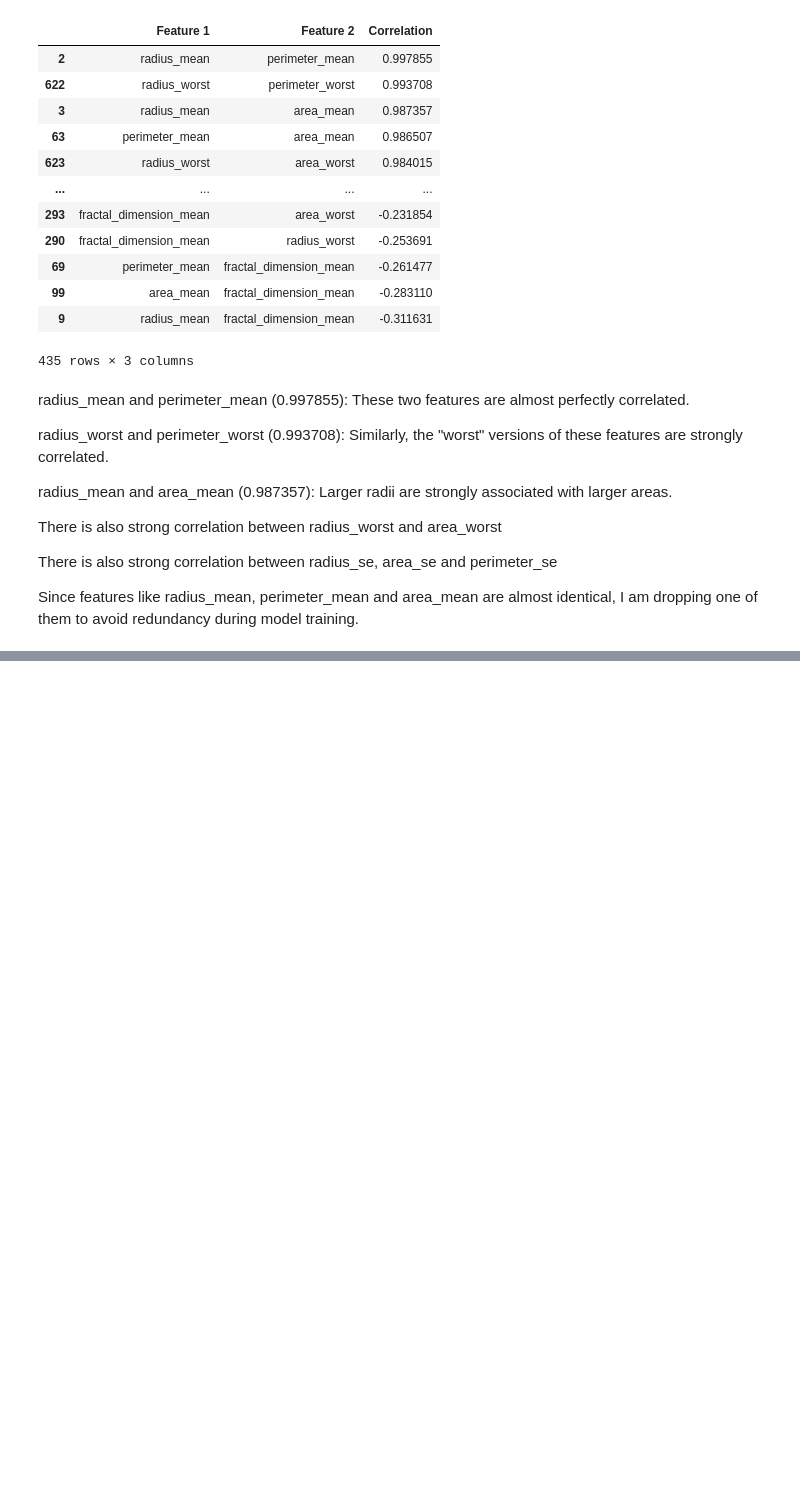
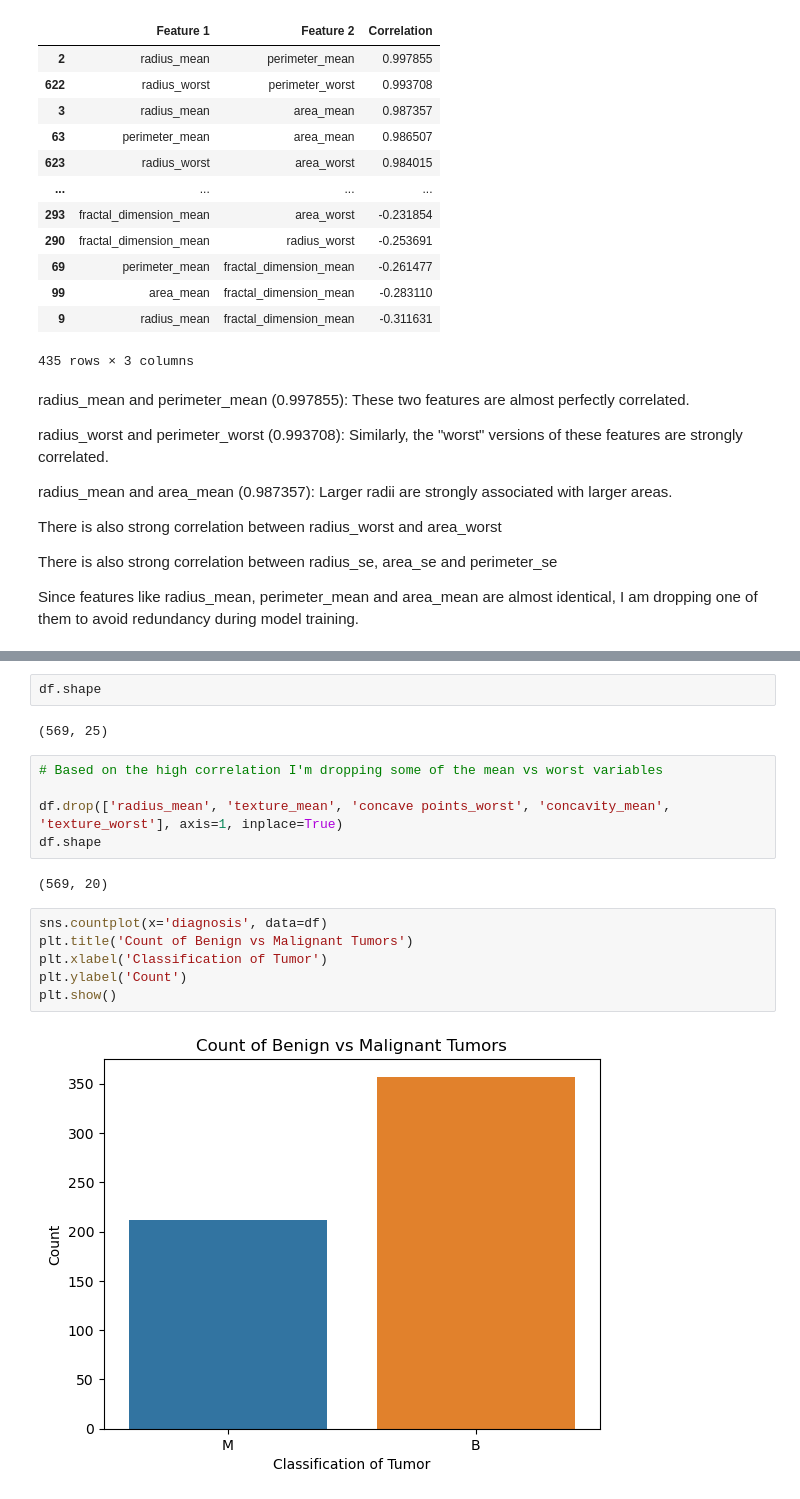
Before and after one commit to AngeliqueAlex/Capstone-2---Breast-Cancer-Tumor-Predictions, a Jupyter notebook: 04 Pre-Processing and Training.ipynb, the cells around one changed output, grey strips where cells are left out. Saved outputs shown, nothing was run; the diff lists cells and outputs as text; blank space fills up the shorter version.

```diff
--- a/04 Pre-Processing and Training.ipynb
+++ b/04 Pre-Processing and Training.ipynb
@@ -84,0 +139,19 @@ Since features like radius_mean, perimeter_mean and area_mean are almost identic
+# %%
+df.shape
+# %% [output]
+(569, 25)
+# %%
+# Based on the high correlation I'm dropping some of the mean vs worst variables
+
+df.drop(['radius_mean', 'texture_mean', 'concave points_worst', 'concavity_mean', 'texture_worst'], axis=1, inplace=True)
+df.shape
+# %% [output]
+(569, 20)
+# %%
+sns.countplot(x='diagnosis', data=df)
+plt.title('Count of Benign vs Malignant Tumors')
+plt.xlabel('Classification of Tumor')
+plt.ylabel('Count')
+plt.show()
+# %% [output]
+[figure, added]
```
Also changed, not shown: parts of 26 cells of this notebook, 1 other file.
